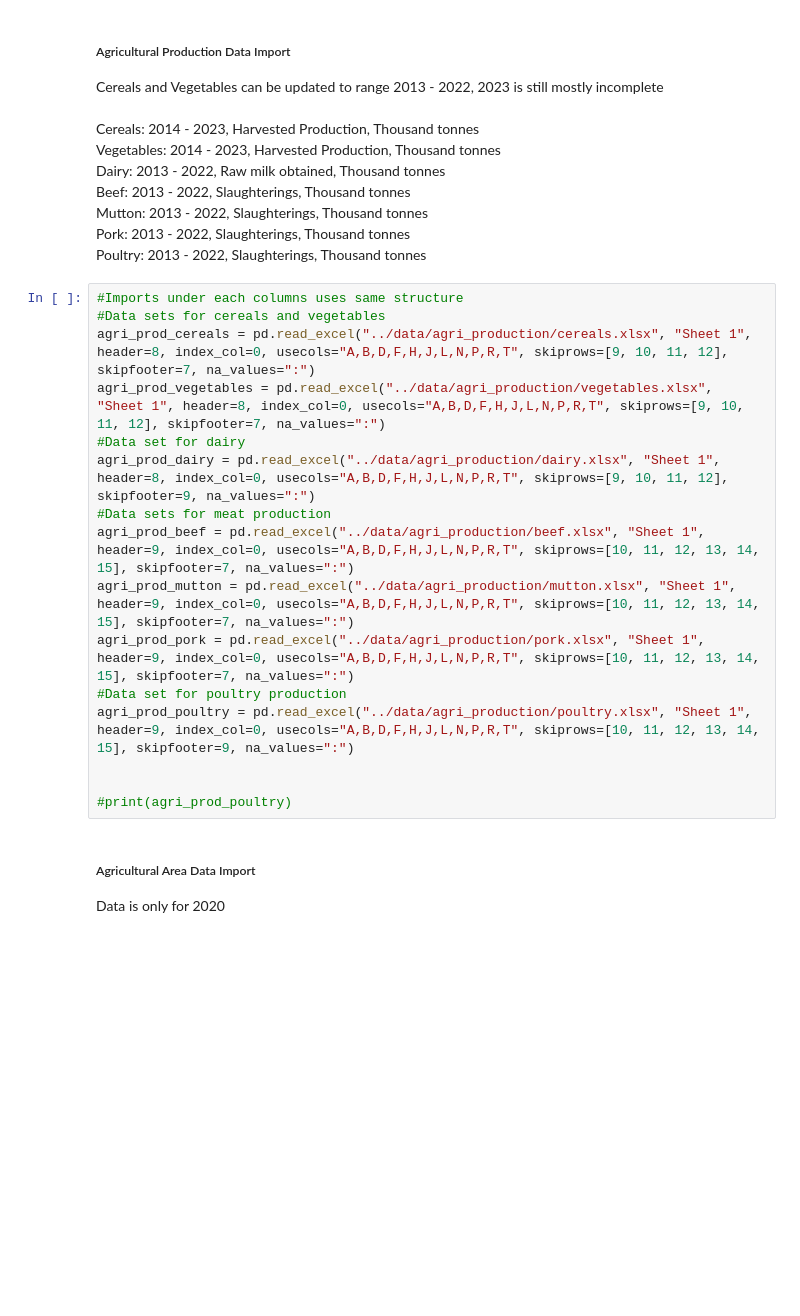
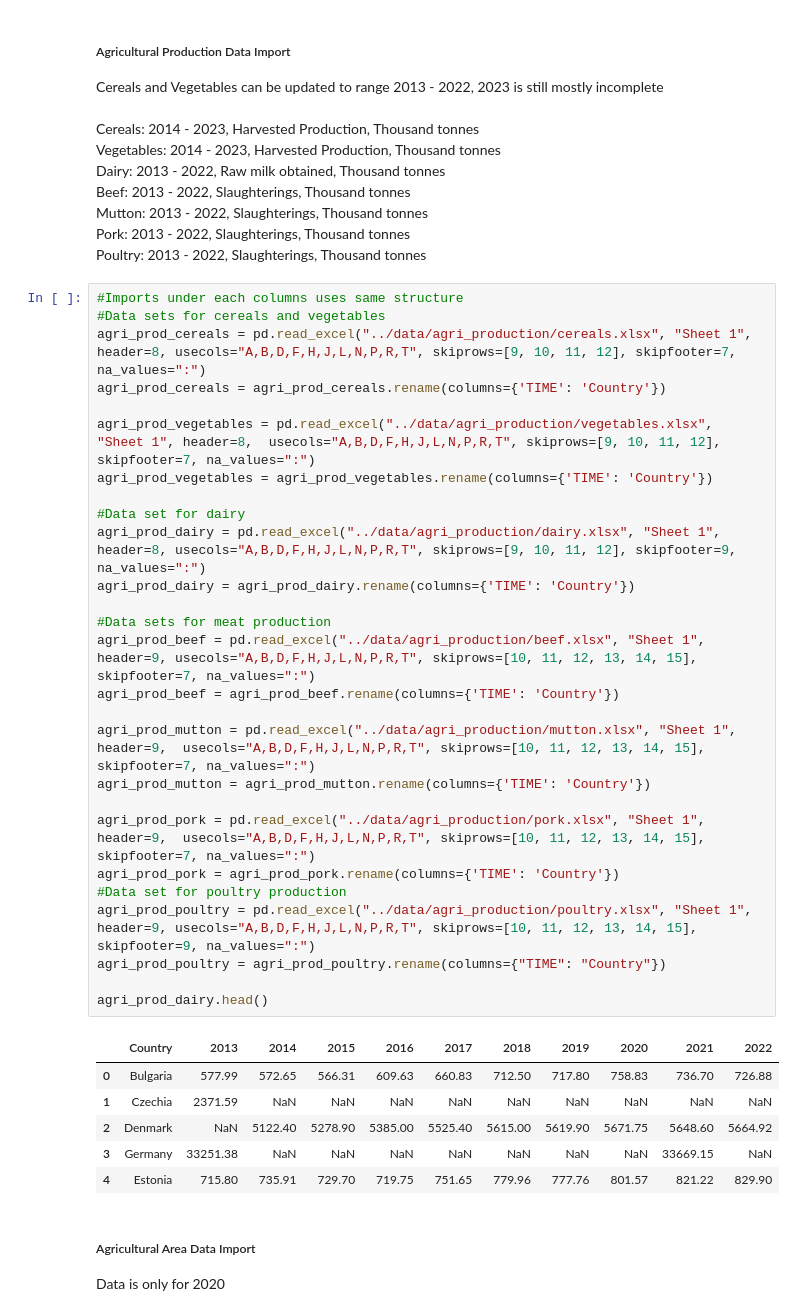
Before and after one commit to frisostolk/DDS-2023, a Jupyter notebook: notebook/team_project_example.ipynb, the cells around one changed output. Drawn from its saved outputs; the diff is of its cells as text; blank space fills up the shorter version.

```diff
--- a/notebook/team_project_example.ipynb
+++ b/notebook/team_project_example.ipynb
@@ -57,19 +57,37 @@ Poultry:    2013 - 2022, Slaughterings, Thousand tonnes <br>
 # %%
 #Imports under each columns uses same structure
 #Data sets for cereals and vegetables
-agri_prod_cereals = pd.read_excel("../data/agri_production/cereals.xlsx", "Sheet 1", header=8, index_col=0, usecols="A,B,D,F,H,J,L,N,P,R,T", skiprows=[9, 10, 11, 12], skipfooter=7, na_values=":")
-agri_prod_vegetables = pd.read_excel("../data/agri_production/vegetables.xlsx", "Sheet 1", header=8, index_col=0, usecols="A,B,D,F,H,J,L,N,P,R,T", skiprows=[9, 10, 11, 12], skipfooter=7, na_values=":")
+agri_prod_cereals = pd.read_excel("../data/agri_production/cereals.xlsx", "Sheet 1", header=8, usecols="A,B,D,F,H,J,L,N,P,R,T", skiprows=[9, 10, 11, 12], skipfooter=7, na_values=":")
+agri_prod_cereals = agri_prod_cereals.rename(columns={'TIME': 'Country'})
+
+agri_prod_vegetables = pd.read_excel("../data/agri_production/vegetables.xlsx", "Sheet 1", header=8,  usecols="A,B,D,F,H,J,L,N,P,R,T", skiprows=[9, 10, 11, 12], skipfooter=7, na_values=":")
+agri_prod_vegetables = agri_prod_vegetables.rename(columns={'TIME': 'Country'})
+
 #Data set for dairy
-agri_prod_dairy = pd.read_excel("../data/agri_production/dairy.xlsx", "Sheet 1", header=8, index_col=0, usecols="A,B,D,F,H,J,L,N,P,R,T", skiprows=[9, 10, 11, 12], skipfooter=9, na_values=":")
+agri_prod_dairy = pd.read_excel("../data/agri_production/dairy.xlsx", "Sheet 1", header=8, usecols="A,B,D,F,H,J,L,N,P,R,T", skiprows=[9, 10, 11, 12], skipfooter=9, na_values=":")
+agri_prod_dairy = agri_prod_dairy.rename(columns={'TIME': 'Country'})
+
 #Data sets for meat production
-agri_prod_beef = pd.read_excel("../data/agri_production/beef.xlsx", "Sheet 1", header=9, index_col=0, usecols="A,B,D,F,H,J,L,N,P,R,T", skiprows=[10, 11, 12, 13, 14, 15], skipfooter=7, na_values=":")
-agri_prod_mutton = pd.read_excel("../data/agri_production/mutton.xlsx", "Sheet 1", header=9, index_col=0, usecols="A,B,D,F,H,J,L,N,P,R,T", skiprows=[10, 11, 12, 13, 14, 15], skipfooter=7, na_values=":")
-agri_prod_pork = pd.read_excel("../data/agri_production/pork.xlsx", "Sheet 1", header=9, index_col=0, usecols="A,B,D,F,H,J,L,N,P,R,T", skiprows=[10, 11, 12, 13, 14, 15], skipfooter=7, na_values=":")
+agri_prod_beef = pd.read_excel("../data/agri_production/beef.xlsx", "Sheet 1", header=9, usecols="A,B,D,F,H,J,L,N,P,R,T", skiprows=[10, 11, 12, 13, 14, 15], skipfooter=7, na_values=":")
+agri_prod_beef = agri_prod_beef.rename(columns={'TIME': 'Country'})
+
+agri_prod_mutton = pd.read_excel("../data/agri_production/mutton.xlsx", "Sheet 1", header=9,  usecols="A,B,D,F,H,J,L,N,P,R,T", skiprows=[10, 11, 12, 13, 14, 15], skipfooter=7, na_values=":")
+agri_prod_mutton = agri_prod_mutton.rename(columns={'TIME': 'Country'})
+
+agri_prod_pork = pd.read_excel("../data/agri_production/pork.xlsx", "Sheet 1", header=9,  usecols="A,B,D,F,H,J,L,N,P,R,T", skiprows=[10, 11, 12, 13, 14, 15], skipfooter=7, na_values=":")
+agri_prod_pork = agri_prod_pork.rename(columns={'TIME': 'Country'})
 #Data set for poultry production
-agri_prod_poultry = pd.read_excel("../data/agri_production/poultry.xlsx", "Sheet 1", header=9, index_col=0, usecols="A,B,D,F,H,J,L,N,P,R,T", skiprows=[10, 11, 12, 13, 14, 15], skipfooter=9, na_values=":")
+agri_prod_poultry = pd.read_excel("../data/agri_production/poultry.xlsx", "Sheet 1", header=9, usecols="A,B,D,F,H,J,L,N,P,R,T", skiprows=[10, 11, 12, 13, 14, 15], skipfooter=9, na_values=":")
+agri_prod_poultry = agri_prod_poultry.rename(columns={"TIME": "Country"})
 
-
-#print(agri_prod_poultry)
+agri_prod_dairy.head()
+# %% [output]
+|  | Country | 2013 | 2014 | 2015 | 2016 | 2017 | 2018 | 2019 | 2020 | 2021 | 2022 |
+| 0 | Bulgaria | 577.99 | 572.65 | 566.31 | 609.63 | 660.83 | 712.50 | 717.80 | 758.83 | 736.70 | 726.88 |
+| 1 | Czechia | 2371.59 | NaN | NaN | NaN | NaN | NaN | NaN | NaN | NaN | NaN |
+| 2 | Denmark | NaN | 5122.40 | 5278.90 | 5385.00 | 5525.40 | 5615.00 | 5619.90 | 5671.75 | 5648.60 | 5664.92 |
+| 3 | Germany | 33251.38 | NaN | NaN | NaN | NaN | NaN | NaN | NaN | 33669.15 | NaN |
+| 4 | Estonia | 715.80 | 735.91 | 729.70 | 719.75 | 751.65 | 779.96 | 777.76 | 801.57 | 821.22 | 829.90 |
 # %% [markdown]
 ##### Agricultural Area Data Import
 
```
Also changed, not shown: parts of 3 cells of this notebook.
